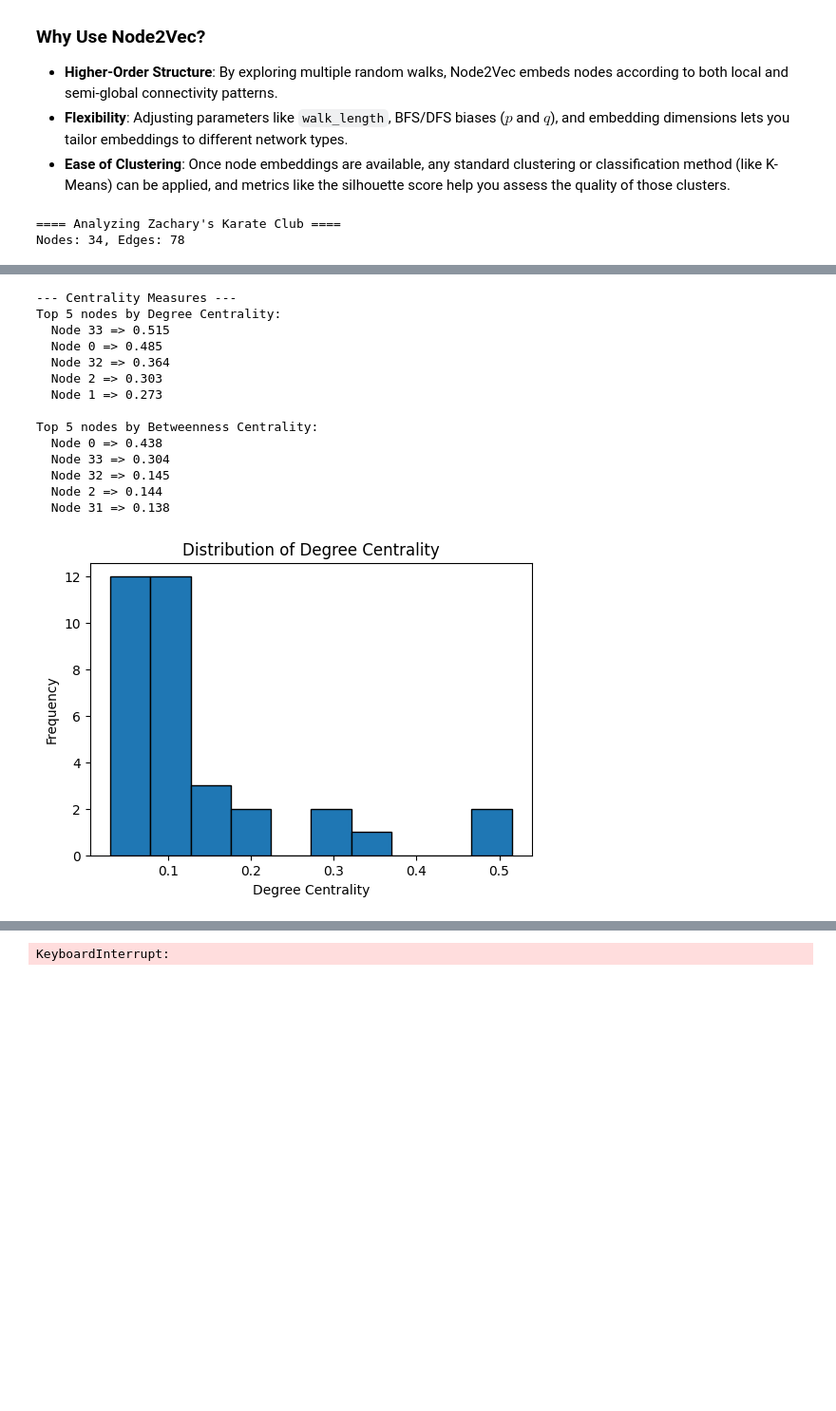
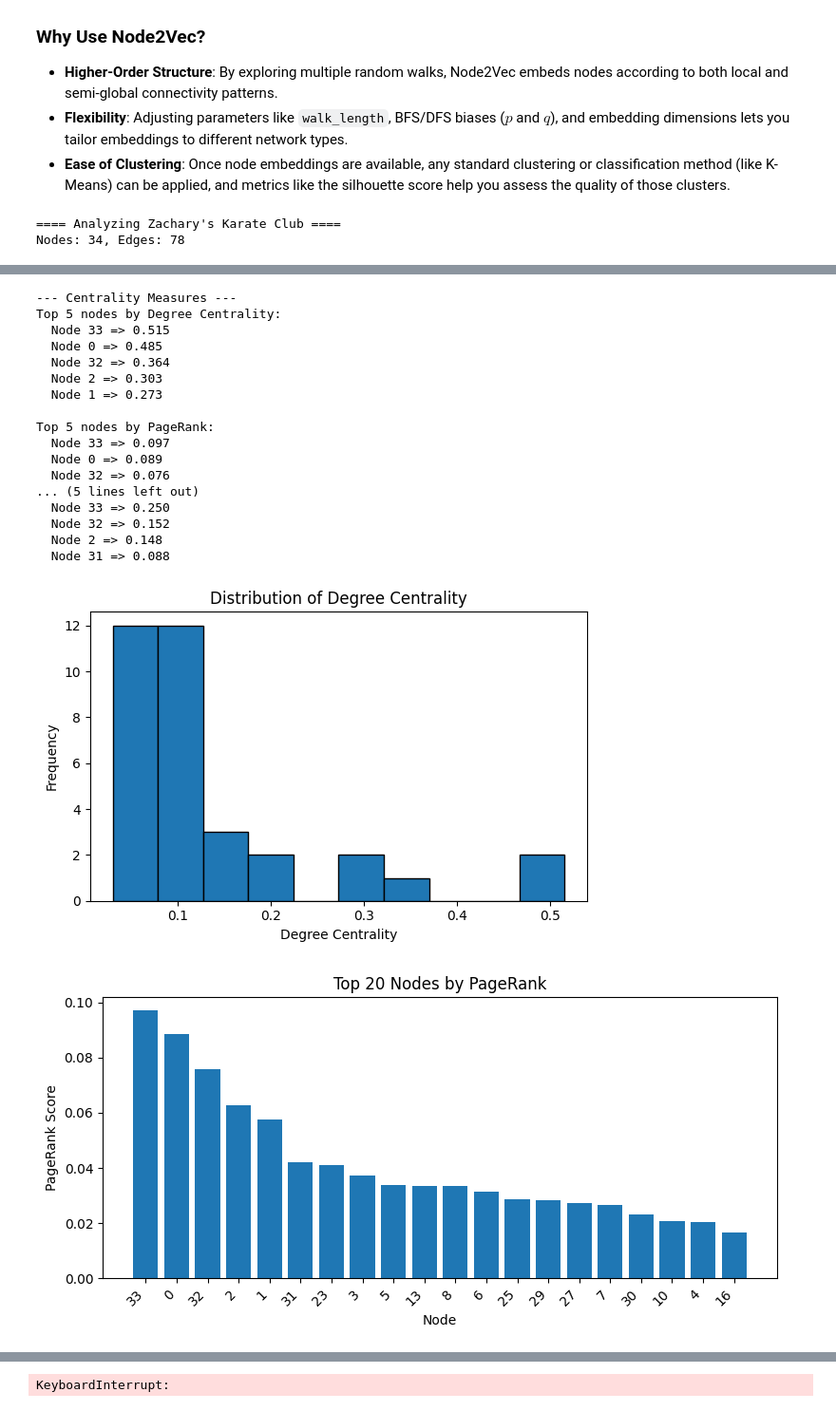
Before and after one commit to mateusgoto01/graph_facebook_analysis, a Jupyter notebook: FERNDADES_GOTO_REGAZZI_graphe.ipynb, the cells around one changed output, grey strips where cells are left out. Shown at 95% size. Cells and saved outputs as stored; diff of their text form; code cells hidden in the pictures; blank space fills up the shorter version.

Commit message:
faster centrality

```diff
--- a/FERNDADES_GOTO_REGAZZI_graphe.ipynb
+++ b/FERNDADES_GOTO_REGAZZI_graphe.ipynb
@@ -466,7 +540,7 @@ A silhouette near 1 indicates clear separation between clusters, while a value n
 - **Flexibility**: Adjusting parameters like `walk_length`, BFS/DFS biases ($p$ and $q$), and embedding dimensions lets you tailor embeddings to different network types.
 - **Ease of Clustering**: Once node embeddings are available, any standard clustering or classification method (like K-Means) can be applied, and metrics like the silhouette score help you assess the quality of those clusters.
 # %%
-def node2vec_clustering(G, dimensions=8, walk_length=10, num_walks=20, k=3):
+def node2vec_clustering(G, dimensions=8, walk_length=20, num_walks=50, k=3):
     """
     Runs Node2Vec to generate embeddings,
     then KMeans (k clusters),
@@ -498,7 +572,7 @@ def node2vec_clustering(G, dimensions=8, walk_length=10, num_walks=20, k=3):
 
     return labels_n2v, sil_n2v, df_n2v
 # %%
-def analyze_graph(G, graph_name="Graph", do_plot=True):
+def analyze_graph(G,k_center, graph_name="Graph", do_plot=True):
     """
     Runs the entire pipeline on a given graph:
       1. Basic Info & Visualization (if do_plot=True)
@@ -517,7 +591,7 @@ def analyze_graph(G, graph_name="Graph", do_plot=True):
         basic_visualization(G, title=f"{graph_name} Visualization")
 
     # 2) Centralities
-    compute_and_show_centralities(G)
+    compute_and_show_centralities(G, k_center)
 
     # 3a) Louvain
     print("\n--- Louvain Community Detection ---")
@@ -592,23 +666,27 @@ def analyze_graph(G, graph_name="Graph", do_plot=True):
     return results
 # %%
 G_karate = nx.karate_club_graph()
-results_k = analyze_graph(G_karate, graph_name="Zachary's Karate Club", do_plot=True)
+results_k = analyze_graph(G_karate, k_center=20, graph_name="Zachary's Karate Club", do_plot=True)
 # %% [output]
 ==== Analyzing Zachary's Karate Club ====
 Nodes: 34, Edges: 78
 [figure]
 --- Centrality Measures ---
 Top 5 nodes by Degree Centrality:
   Node 33 => 0.515
   Node 0 => 0.485
   Node 32 => 0.364
   Node 2 => 0.303
   Node 1 => 0.273
 
-Top 5 nodes by Betweenness Centrality:
-  Node 0 => 0.438
-  Node 33 => 0.304
-  Node 32 => 0.145
-  Node 2 => 0.144
-  Node 31 => 0.138
+Top 5 nodes by PageRank:
+  Node 33 => 0.097
+  Node 0 => 0.089
+  Node 32 => 0.076
+... (5 lines left out)
+  Node 33 => 0.250
+  Node 32 => 0.152
+  Node 2 => 0.148
+  Node 31 => 0.088
-[figure, old version]
+[figure, new version]
+[figure, added]
```
Also changed, not shown: parts of 5 cells of this notebook.
